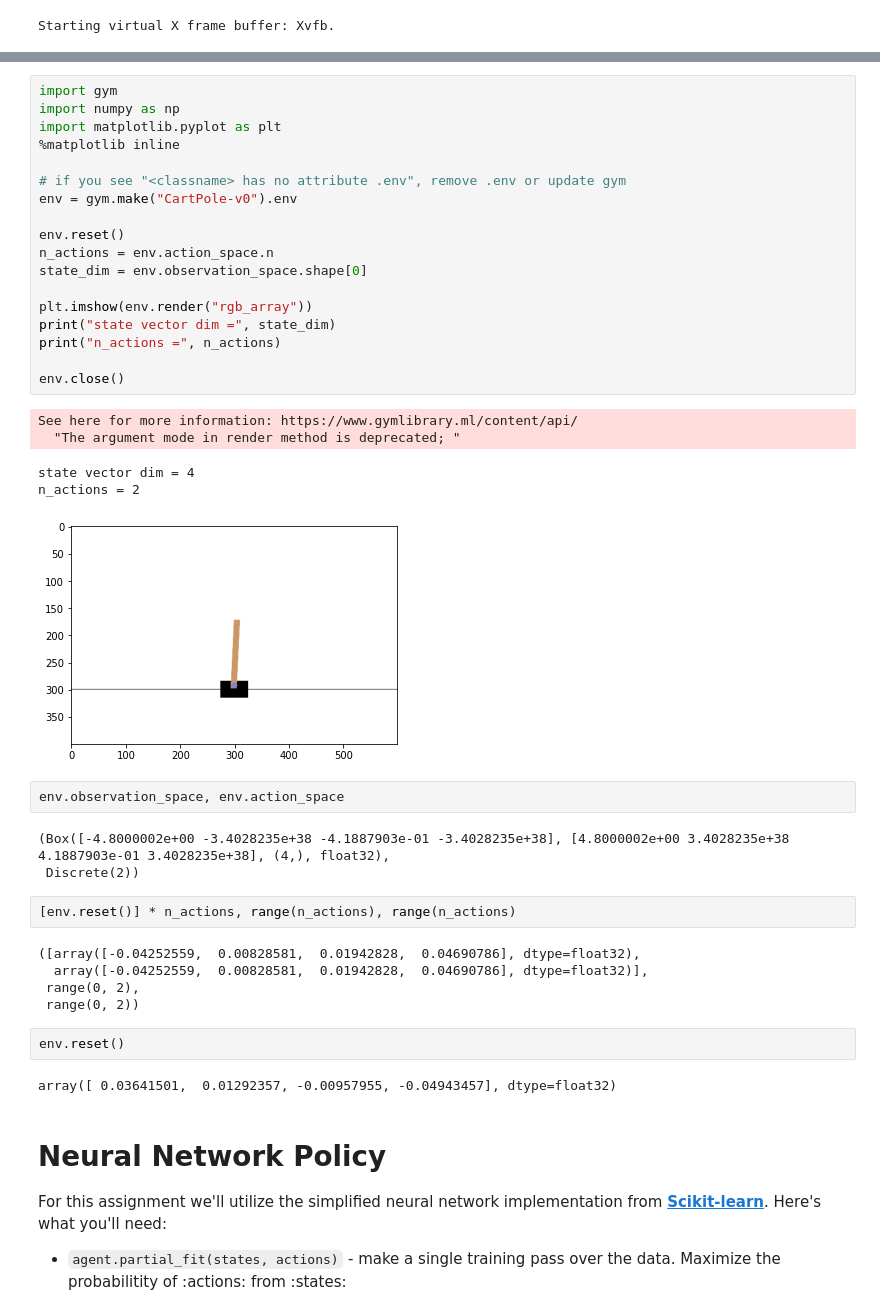
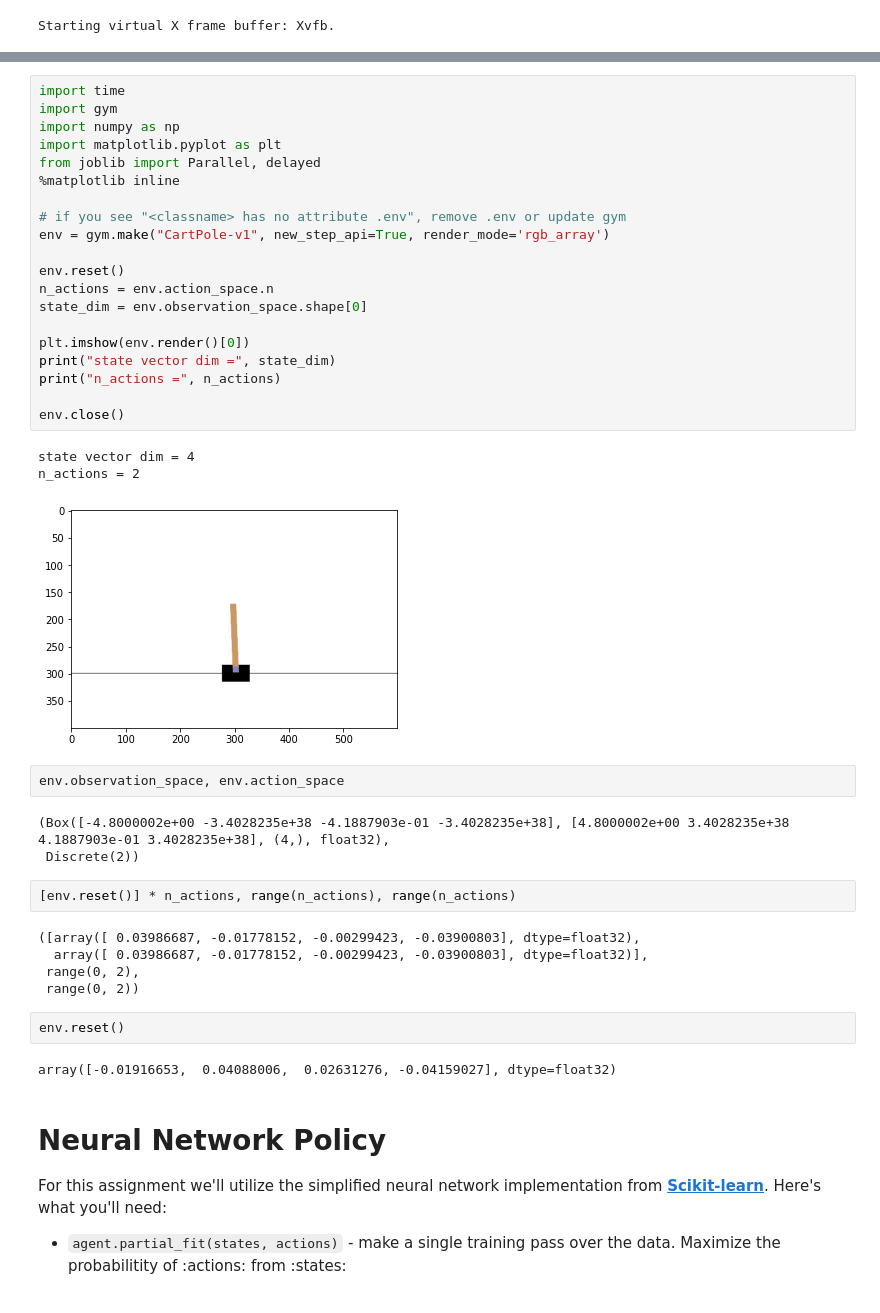
Before and after one commit to AlexGrig/practical-rl, a Jupyter notebook: hw-1-deep-crossentropy-method/hw-1-deep-crossentropy-method.ipynb, the cells around one changed output, grey strips where cells are left out. Drawn from its saved outputs; the diff is of its cells as text.

```diff
--- a/hw-1-deep-crossentropy-method/hw-1-deep-crossentropy-method.ipynb
+++ b/hw-1-deep-crossentropy-method/hw-1-deep-crossentropy-method.ipynb
@@ -33,27 +88,27 @@ Requirement already satisfied: typing-extensions>=3.6.4 in /usr/local/lib/python
 # %%
+import time
 import gym
 import numpy as np
 import matplotlib.pyplot as plt
+from joblib import Parallel, delayed
 %matplotlib inline
 
 # if you see "<classname> has no attribute .env", remove .env or update gym
-env = gym.make("CartPole-v0").env
+env = gym.make("CartPole-v1", new_step_api=True, render_mode='rgb_array')
 
 env.reset()
 n_actions = env.action_space.n
 state_dim = env.observation_space.shape[0]
 
-plt.imshow(env.render("rgb_array"))
+plt.imshow(env.render()[0])
 print("state vector dim =", state_dim)
 print("n_actions =", n_actions)
 
 env.close()
 # %% [output]
-See here for more information: https://www.gymlibrary.ml/content/api/
-  "The argument mode in render method is deprecated; "
+state vector dim = 4
+n_actions = 2
-state vector dim = 4
-n_actions = 2
-[figure, old version]
+[figure, new version]
 # %%
 env.observation_space, env.action_space
 # %% [output]
@@ -62,14 +117,14 @@ env.observation_space, env.action_space
 # %%
 [env.reset()] * n_actions, range(n_actions), range(n_actions)
 # %% [output]
-([array([-0.04252559,  0.00828581,  0.01942828,  0.04690786], dtype=float32),
-  array([-0.04252559,  0.00828581,  0.01942828,  0.04690786], dtype=float32)],
+([array([ 0.03986687, -0.01778152, -0.00299423, -0.03900803], dtype=float32),
+  array([ 0.03986687, -0.01778152, -0.00299423, -0.03900803], dtype=float32)],
  range(0, 2),
  range(0, 2))
 # %%
 env.reset()
 # %% [output]
-array([ 0.03641501,  0.01292357, -0.00957955, -0.04943457], dtype=float32)
+array([-0.01916653,  0.04088006,  0.02631276, -0.04159027], dtype=float32)
 # %% [markdown]
 # Neural Network Policy
 
```
Also changed, not shown: parts of 22 cells of this notebook.
